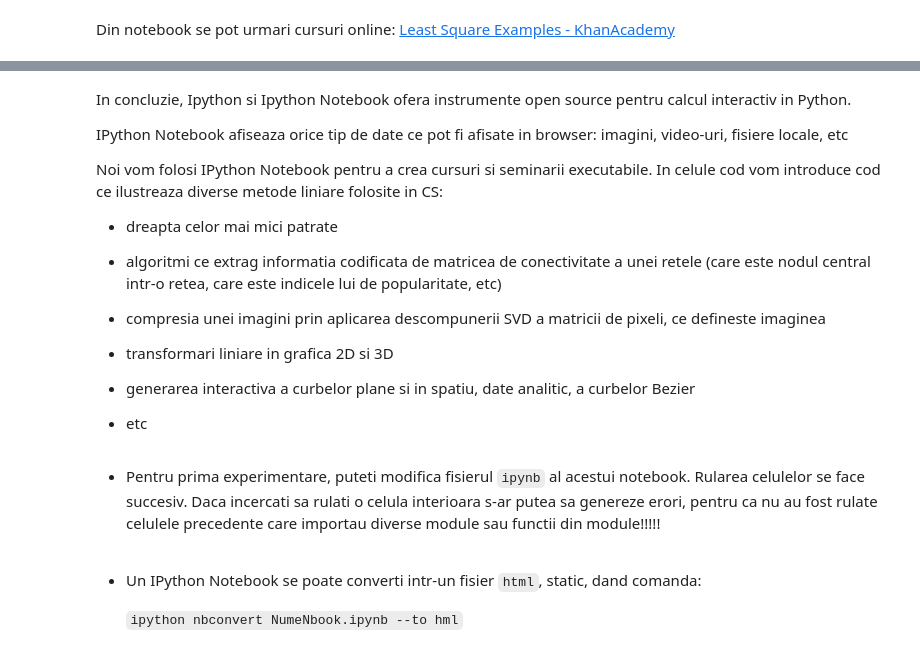
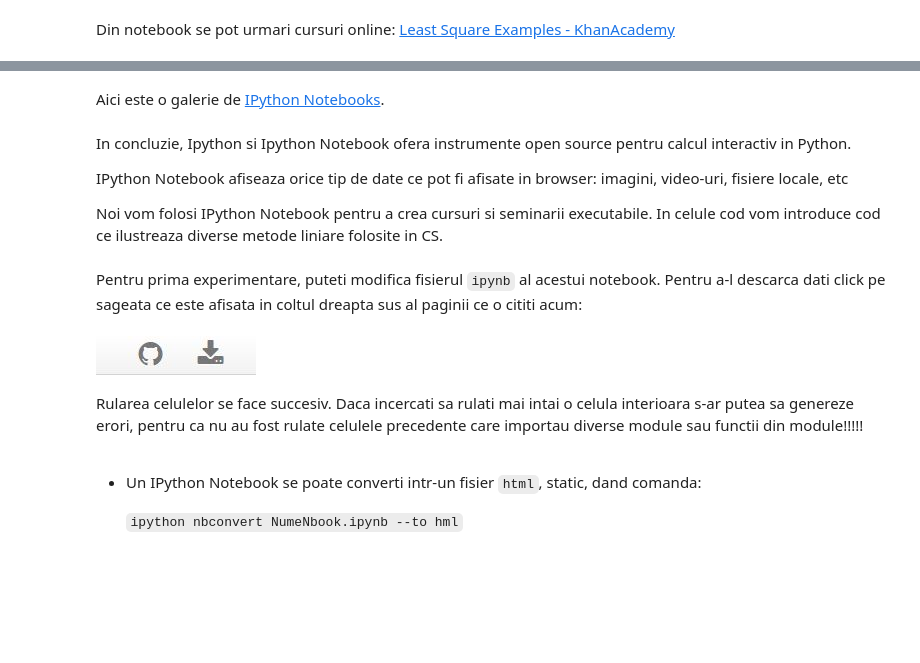
Before and after one commit to empet/LinAlgCS, a Jupyter notebook: PythonIPythonN.ipynb, the cells around one changed output, grey strips where cells are left out. Drawn from its saved outputs; the diff is of its cells as text; code cells hidden in the pictures; blank space fills up the shorter version.

```diff
--- a/PythonIPythonN.ipynb
+++ b/PythonIPythonN.ipynb
@@ -235,6 +251,8 @@ Din notebook se pot urmari cursuri  online:
 YouTubeVideo('8mAZYv5wIcE')
 # %% [output]
 [interactive output not drawn]
+# %% [markdown]
+Aici este o galerie de [IPython Notebooks](https://github.com/ipython/ipython/wiki/A-gallery-of-interesting-IPython-Notebooks).
 # %% [markdown]
 In concluzie, Ipython si Ipython Notebook ofera instrumente open source pentru calcul interactiv in Python.
 
@@ -242,21 +260,16 @@ In concluzie, Ipython si Ipython Notebook ofera instrumente open source pentru c
 IPython Notebook  afiseaza  orice tip de date ce pot fi afisate in browser:
 imagini, video-uri,  fisiere locale, etc
 
-Noi vom folosi IPython Notebook pentru a crea  cursuri si seminarii executabile. In celule cod vom introduce cod ce ilustreaza diverse metode liniare folosite in CS:
-
- - dreapta celor mai mici patrate
-
- - algoritmi ce extrag informatia codificata de matricea de conectivitate a unei retele (care este nodul central intr-o retea, care este indicele lui de popularitate, etc)
-
- - compresia unei imagini prin  aplicarea descompunerii  SVD a  matricii de pixeli, ce defineste imaginea
-
- - transformari liniare in grafica 2D si 3D
-
- -  generarea interactiva a curbelor plane si in spatiu, date analitic, a curbelor Bezier
-
- -  etc
+Noi vom folosi IPython Notebook pentru a crea  cursuri si seminarii executabile. In celule cod vom introduce cod ce ilustreaza diverse metode liniare folosite in CS.
+# %% [markdown]
+  Pentru prima experimentare, puteti modifica fisierul `ipynb` al acestui notebook.
+Pentru a-l descarca dati click pe sageata  ce este afisata in coltul dreapta sus al paginii ce o cititi acum:
+# %%
+Image(filename='Imag/download.jpg')
+# %% [output]
+[figure, added]
 # %% [markdown]
-- Pentru prima experimentare, puteti modifica fisierul `ipynb` al acestui notebook. Rularea celulelor se face succesiv. Daca incercati sa rulati
+Rularea celulelor se face succesiv. Daca incercati sa rulati mai intai
 o celula interioara s-ar putea sa genereze erori, pentru ca nu au fost rulate celulele precedente care importau
 diverse module sau functii din module!!!!!
 # %% [markdown]
```
Also changed, not shown: parts of 19 cells of this notebook.
